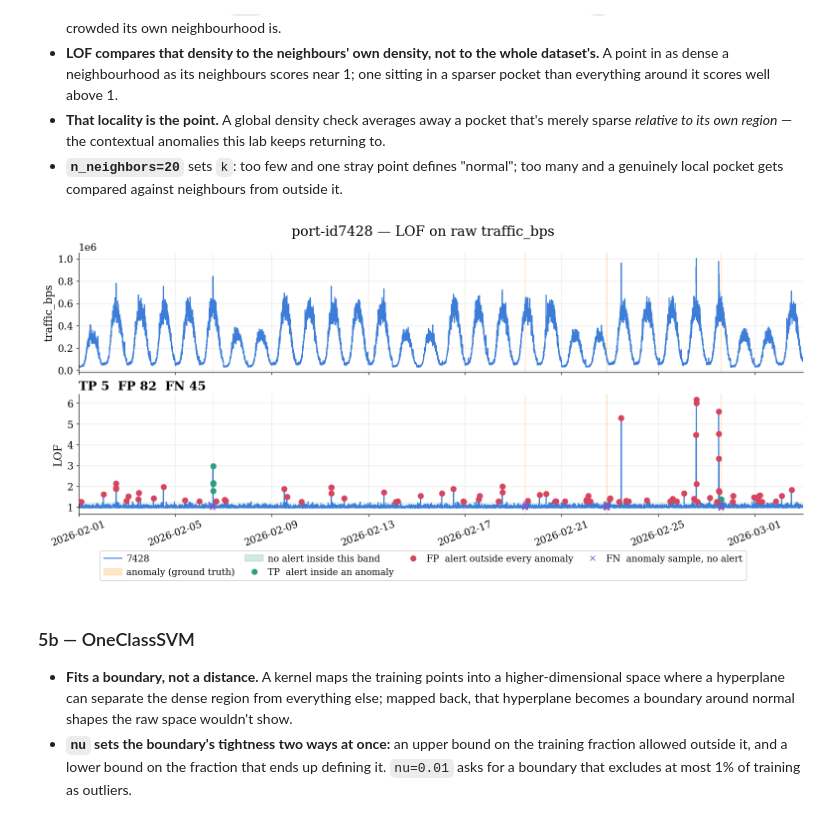
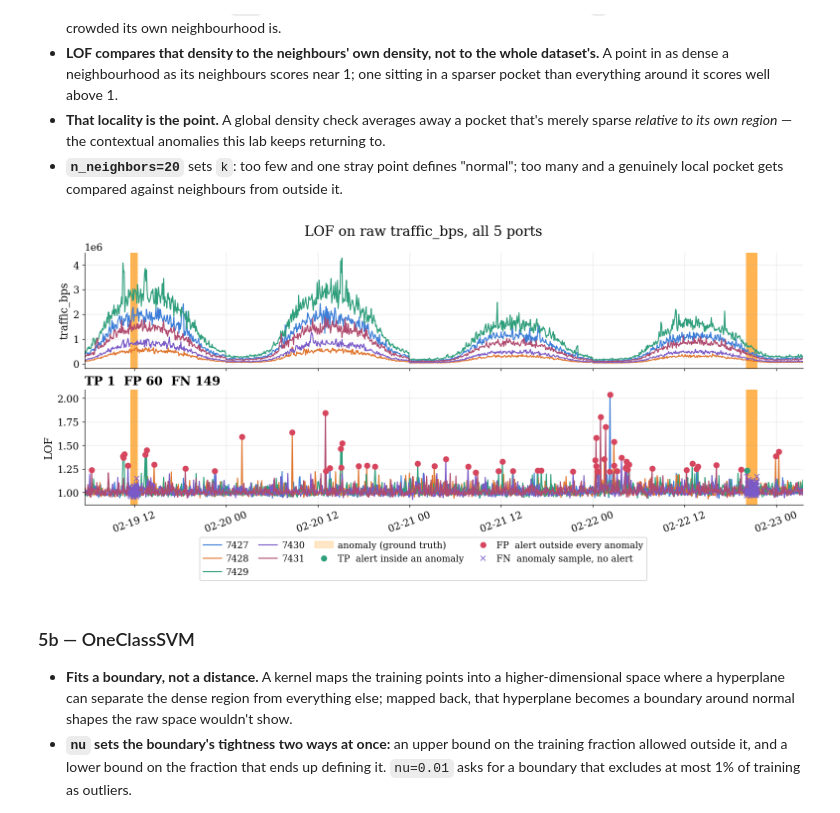
Before and after one commit to kevin880987/aiops-anomaly-zero-to-hero, a Jupyter notebook: labs/workshop/02_detectors.ipynb, the cells around one changed output. Saved outputs shown, nothing was run; the diff lists cells and outputs as text; code cells hidden in the pictures.

```diff
--- a/labs/workshop/02_detectors.ipynb
+++ b/labs/workshop/02_detectors.ipynb
@@ -517,21 +521,32 @@ $$\mathrm{LOF}_k(x) = \frac{1}{k}\sum_{o \in N_k(x)} \frac{\mathrm{lrd}_k(o)}{\m
 - **`n_neighbors=20`** sets `k`: too few and one stray point defines "normal"; too many and a
   genuinely local pocket gets compared against neighbours from outside it.
 # %%
-demo_port, demo_col = PORTS[1], COLUMNS[0]
-g5 = series_of(port=demo_port, col=demo_col, data=df)
-X5, k5, _ = framings(g5, port=demo_port, col=demo_col, n_input=N_INPUT,
-                     train_frac=TRAIN_FRAC, scalers=SCALERS)["raw"]
+demo_col = COLUMNS[0]
+X_by_port = {}
+for p in PORTS:
+    gp = series_of(port=p, col=demo_col, data=df)
+    X_by_port[p] = framings(gp, port=p, col=demo_col, n_input=N_INPUT,
+                            train_frac=TRAIN_FRAC, scalers=SCALERS)["raw"][:2]
 
-score_lof = -LocalOutlierFactor(n_neighbors=20, novelty=True).fit(X5[:k5]).score_samples(X5)
-panel_lof = g5.assign(**{demo_col: g5["value"], "LOF": score_lof})
-thr_lof = np.nanquantile(score_lof, BUDGET)
-plot_signals(half=HALF, data=panel_lof, columns=[demo_col, "LOF"], ports=[demo_port],
-            events=ZOOM_EVENTS, alerts={"LOF": panel_lof["LOF"] > thr_lof},
-            bands={"LOF": (float(score_lof.min()), float(thr_lof))},
+
+def fit_every_port(model_fn):
+    """model_fn(train) -> a fitted model with .score_samples. One df-aligned score per port."""
+    score = pd.Series(np.nan, index=df.index)
+    for p in PORTS:
+        X, k = X_by_port[p]
+        score.loc[df.index[df["port_id"] == p]] = -model_fn(X[:k]).score_samples(X)
+    return score
+
+
+score_lof = fit_every_port(lambda train: LocalOutlierFactor(n_neighbors=20, novelty=True).fit(train))
+df["LOF"] = score_lof
+thr_lof = score_lof.groupby(df["port_id"]).transform(lambda s: s.quantile(BUDGET))
+plot_signals(half=HALF, data=df, columns=[demo_col, "LOF"], ports=PORTS,
+            events=ZOOM_EVENTS, alerts={"LOF": (df["LOF"] > thr_lof).fillna(False)},
             outcomes=True, by_port=False, zoom_anomaly=True, zoom_signal=False,
-            title=f"{demo_port} — LOF on raw {demo_col}")
+            title=f"LOF on raw {demo_col}, all 5 ports")
 # %% [output]
-[figure, old version]
+[figure, new version]
 # %% [markdown]
 ### 5b — OneClassSVM
 
```
Also changed, not shown: parts of 14 cells of this notebook, 1 other file.
